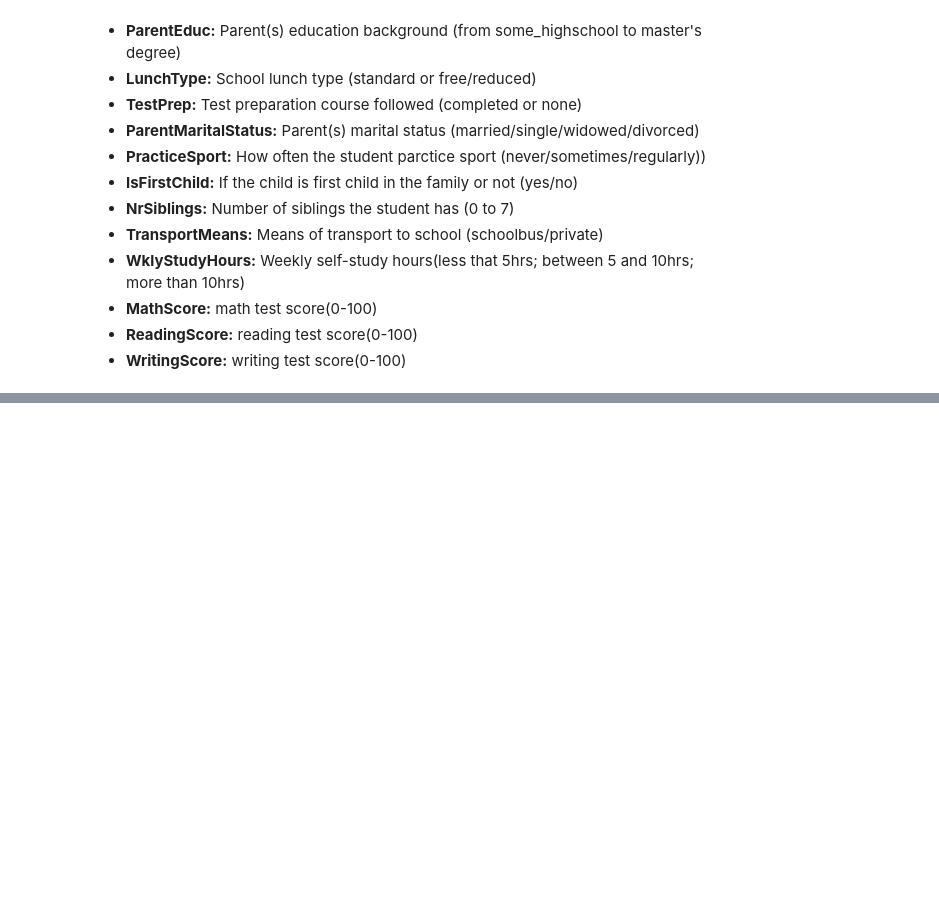
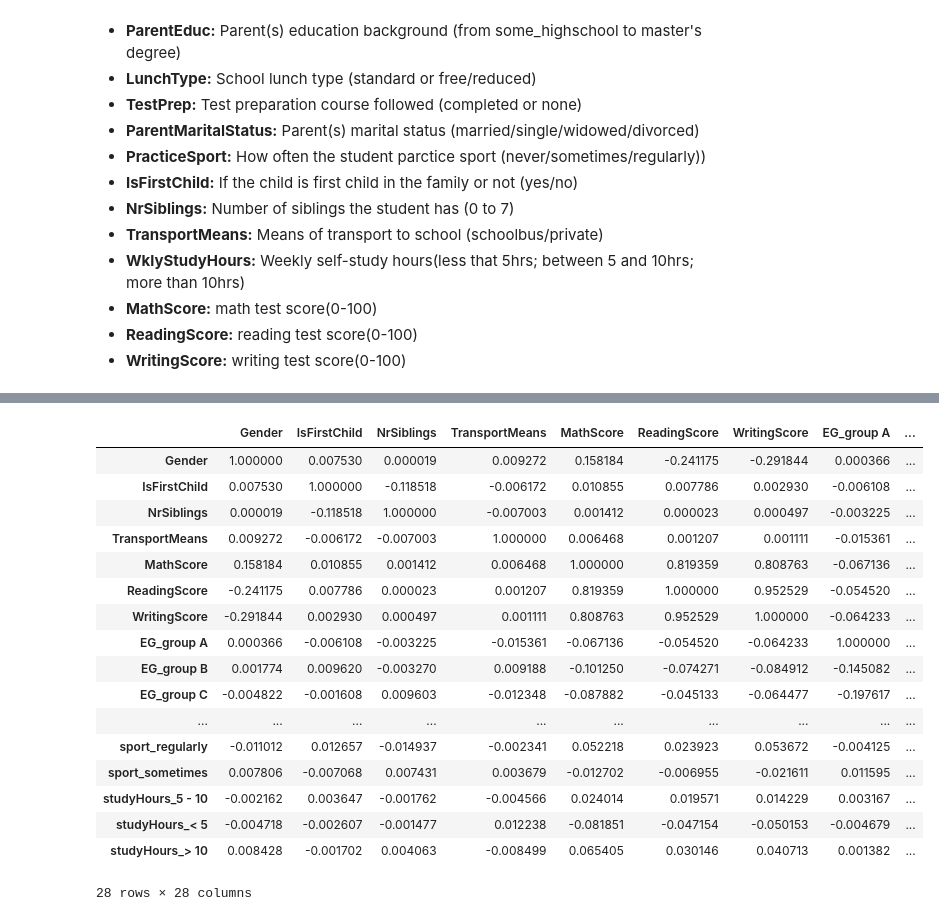
Before and after one commit to NicolaGabriele/StudentsExamScoresProject, a Jupyter notebook: SEproject.ipynb, the cells around one changed output, grey strips where cells are left out. Saved outputs shown, nothing was run; the diff lists cells and outputs as text; code cells hidden in the pictures; blank space fills up the shorter version.

```diff
--- a/SEproject.ipynb
+++ b/SEproject.ipynb
@@ -110,0 +161,3 @@ ds.head(10)
+# %%
+ds_= pd.get_dummies(ds['PracticeSport'], prefix='sport')
+ds = ds.join(ds_).drop('PracticeSport',axis=1)
@@ -110,0 +179,7 @@ ds.head(10)
+# %%
+ds.IsFirstChild.replace({'yes':1,'no':0},inplace=True)
+# %%
+ds.TransportMeans.replace({'school_bus':1,'private':0},inplace=True)
+# %%
+ds_= pd.get_dummies(ds['WklyStudyHours'], prefix='studyHours')
+ds = ds.join(ds_).drop('WklyStudyHours',axis=1)
@@ -110,0 +201,22 @@ ds.head(10)
+# %%
+#Analisi della correlazione (Da fare)
+ds.corr()
+# %% [output]
+|  | Gender | IsFirstChild | NrSiblings | TransportMeans | MathScore | ReadingScore | WritingScore | EG_group A | ... |
+| Gender | 1.000000 | 0.007530 | 0.000019 | 0.009272 | 0.158184 | -0.241175 | -0.291844 | 0.000366 | ... |
+| IsFirstChild | 0.007530 | 1.000000 | -0.118518 | -0.006172 | 0.010855 | 0.007786 | 0.002930 | -0.006108 | ... |
+| NrSiblings | 0.000019 | -0.118518 | 1.000000 | -0.007003 | 0.001412 | 0.000023 | 0.000497 | -0.003225 | ... |
+| TransportMeans | 0.009272 | -0.006172 | -0.007003 | 1.000000 | 0.006468 | 0.001207 | 0.001111 | -0.015361 | ... |
+| MathScore | 0.158184 | 0.010855 | 0.001412 | 0.006468 | 1.000000 | 0.819359 | 0.808763 | -0.067136 | ... |
+| ReadingScore | -0.241175 | 0.007786 | 0.000023 | 0.001207 | 0.819359 | 1.000000 | 0.952529 | -0.054520 | ... |
+| WritingScore | -0.291844 | 0.002930 | 0.000497 | 0.001111 | 0.808763 | 0.952529 | 1.000000 | -0.064233 | ... |
+| EG_group A | 0.000366 | -0.006108 | -0.003225 | -0.015361 | -0.067136 | -0.054520 | -0.064233 | 1.000000 | ... |
+| EG_group B | 0.001774 | 0.009620 | -0.003270 | 0.009188 | -0.101250 | -0.074271 | -0.084912 | -0.145082 | ... |
+| EG_group C | -0.004822 | -0.001608 | 0.009603 | -0.012348 | -0.087882 | -0.045133 | -0.064477 | -0.197617 | ... |
+| ... | ... | ... | ... | ... | ... | ... | ... | ... | ... |
+| sport_regularly | -0.011012 | 0.012657 | -0.014937 | -0.002341 | 0.052218 | 0.023923 | 0.053672 | -0.004125 | ... |
+| sport_sometimes | 0.007806 | -0.007068 | 0.007431 | 0.003679 | -0.012702 | -0.006955 | -0.021611 | 0.011595 | ... |
+| studyHours_5 - 10 | -0.002162 | 0.003647 | -0.001762 | -0.004566 | 0.024014 | 0.019571 | 0.014229 | 0.003167 | ... |
+| studyHours_< 5 | -0.004718 | -0.002607 | -0.001477 | 0.012238 | -0.081851 | -0.047154 | -0.050153 | -0.004679 | ... |
+| studyHours_> 10 | 0.008428 | -0.001702 | 0.004063 | -0.008499 | 0.065405 | 0.030146 | 0.040713 | 0.001382 | ... |
+28 rows × 28 columns
```
Also changed, not shown: parts of 19 cells of this notebook.
